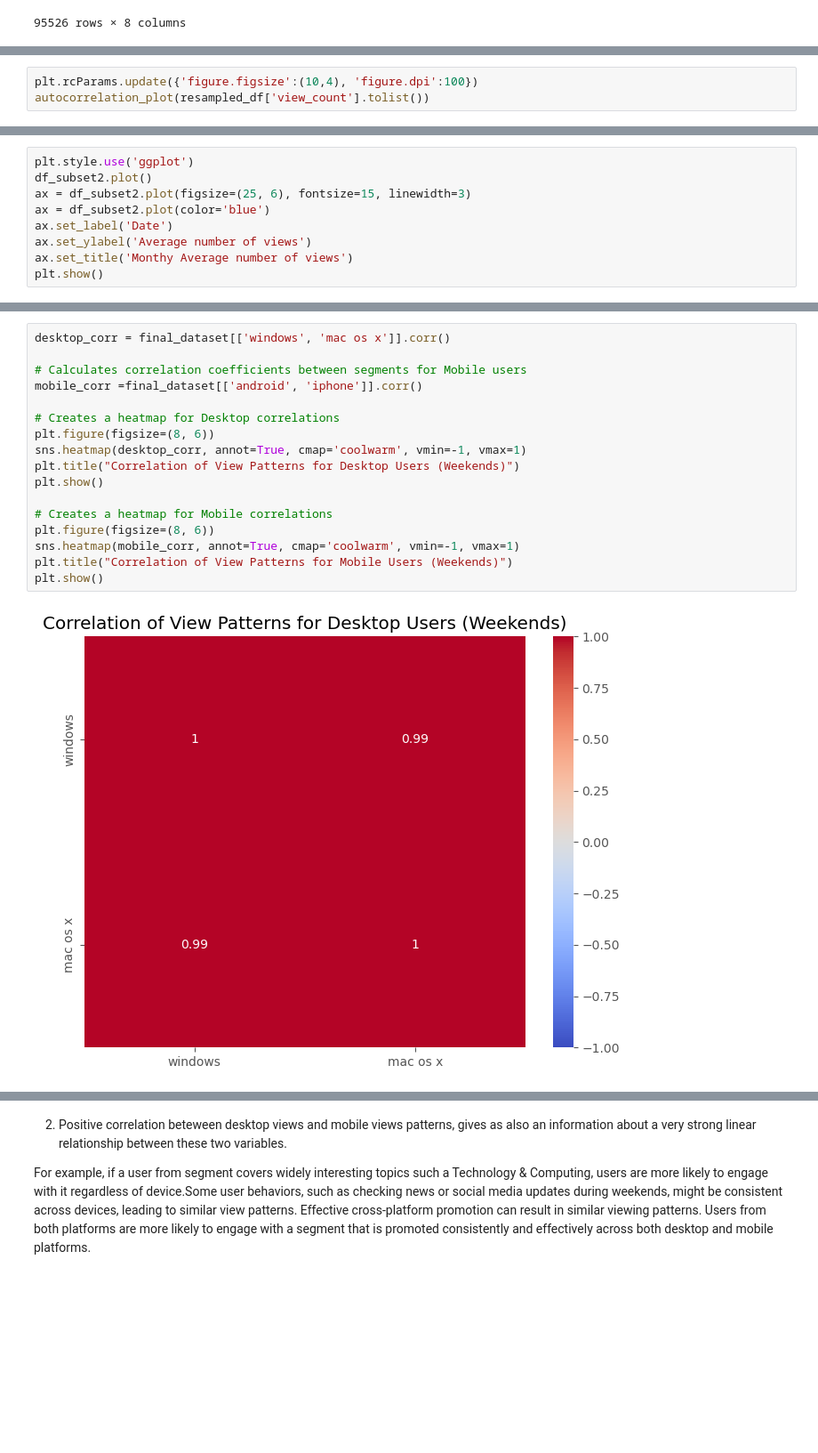
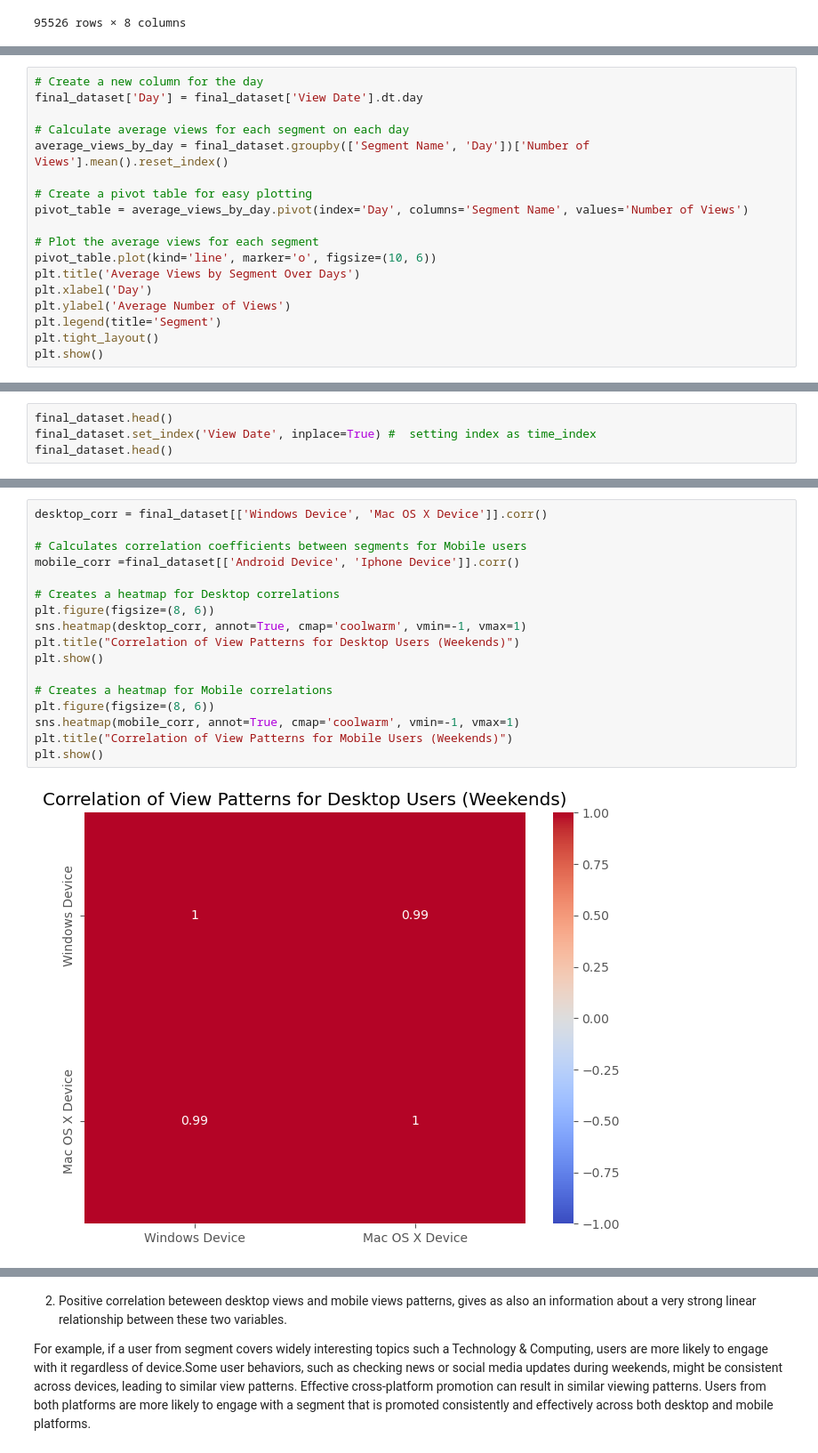
Before and after one commit to zdrj-me31/Repository, a Jupyter notebook: final.ipynb, the cells around one changed output, grey strips where cells are left out. Shown at 89% size. Drawn from its saved outputs; the diff is of its cells as text; blank space fills up the shorter version.

```diff
--- a/final.ipynb
+++ b/final.ipynb
@@ -250,0 +385,18 @@ seasonals.trend.plot(color='red', figsize=(15, 5))
+# %%
+# Create a new column for the day
+final_dataset['Day'] = final_dataset['View Date'].dt.day
+
+# Calculate average views for each segment on each day
+average_views_by_day = final_dataset.groupby(['Segment Name', 'Day'])['Number of Views'].mean().reset_index()
+
+# Create a pivot table for easy plotting
+pivot_table = average_views_by_day.pivot(index='Day', columns='Segment Name', values='Number of Views')
+
+# Plot the average views for each segment
+pivot_table.plot(kind='line', marker='o', figsize=(10, 6))
+plt.title('Average Views by Segment Over Days')
+plt.xlabel('Day')
+plt.ylabel('Average Number of Views')
+plt.legend(title='Segment')
+plt.tight_layout()
+plt.show()
@@ -250,0 +585,4 @@ seasonals.trend.plot(color='red', figsize=(15, 5))
+# %%
+final_dataset.head()
+final_dataset.set_index('View Date', inplace=True) #  setting index as time_index
+final_dataset.head()
@@ -310,3 +644,0 @@ plot_df(resampled_df, x=resampled_df.index, y=resampled_df['view_count'], title=
-# %%
-plt.rcParams.update({'figure.figsize':(10,4), 'figure.dpi':100})
-autocorrelation_plot(resampled_df['view_count'].tolist())
@@ -357,9 +644,0 @@ df_subset2 = resampled_df['2022-05-02 00:00:00': '2022-12-31 00:00:00']
-# %%
-plt.style.use('ggplot')
-df_subset2.plot()
-ax = df_subset2.plot(figsize=(25, 6), fontsize=15, linewidth=3)
-ax = df_subset2.plot(color='blue')
-ax.set_label('Date')
-ax.set_ylabel('Average number of views')
-ax.set_title('Monthy Average number of views')
-plt.show()
@@ -479,19 +645,19 @@ mean_views_per_month
 # %%
-desktop_corr = final_dataset[['windows', 'mac os x']].corr()
+desktop_corr = final_dataset[['Windows Device', 'Mac OS X Device']].corr()
 
 # Calculates correlation coefficients between segments for Mobile users
-mobile_corr =final_dataset[['android', 'iphone']].corr()
+mobile_corr =final_dataset[['Android Device', 'Iphone Device']].corr()
 
 # Creates a heatmap for Desktop correlations
 plt.figure(figsize=(8, 6))
 sns.heatmap(desktop_corr, annot=True, cmap='coolwarm', vmin=-1, vmax=1)
 plt.title("Correlation of View Patterns for Desktop Users (Weekends)")
 plt.show()
 
 # Creates a heatmap for Mobile correlations
 plt.figure(figsize=(8, 6))
 sns.heatmap(mobile_corr, annot=True, cmap='coolwarm', vmin=-1, vmax=1)
 plt.title("Correlation of View Patterns for Mobile Users (Weekends)")
 plt.show()
 # %% [output]
-[figure, old version]
+[figure, new version]
```
Also changed, not shown: parts of 84 cells of this notebook.
